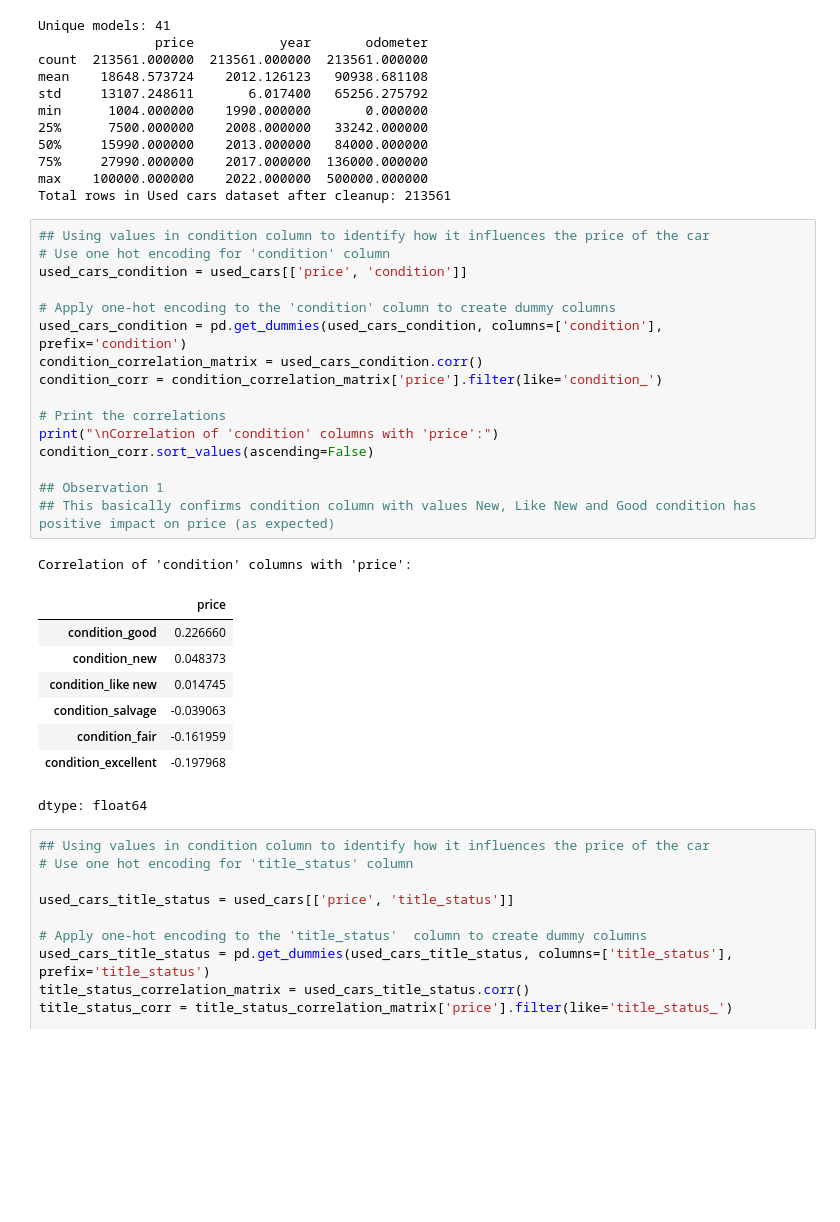
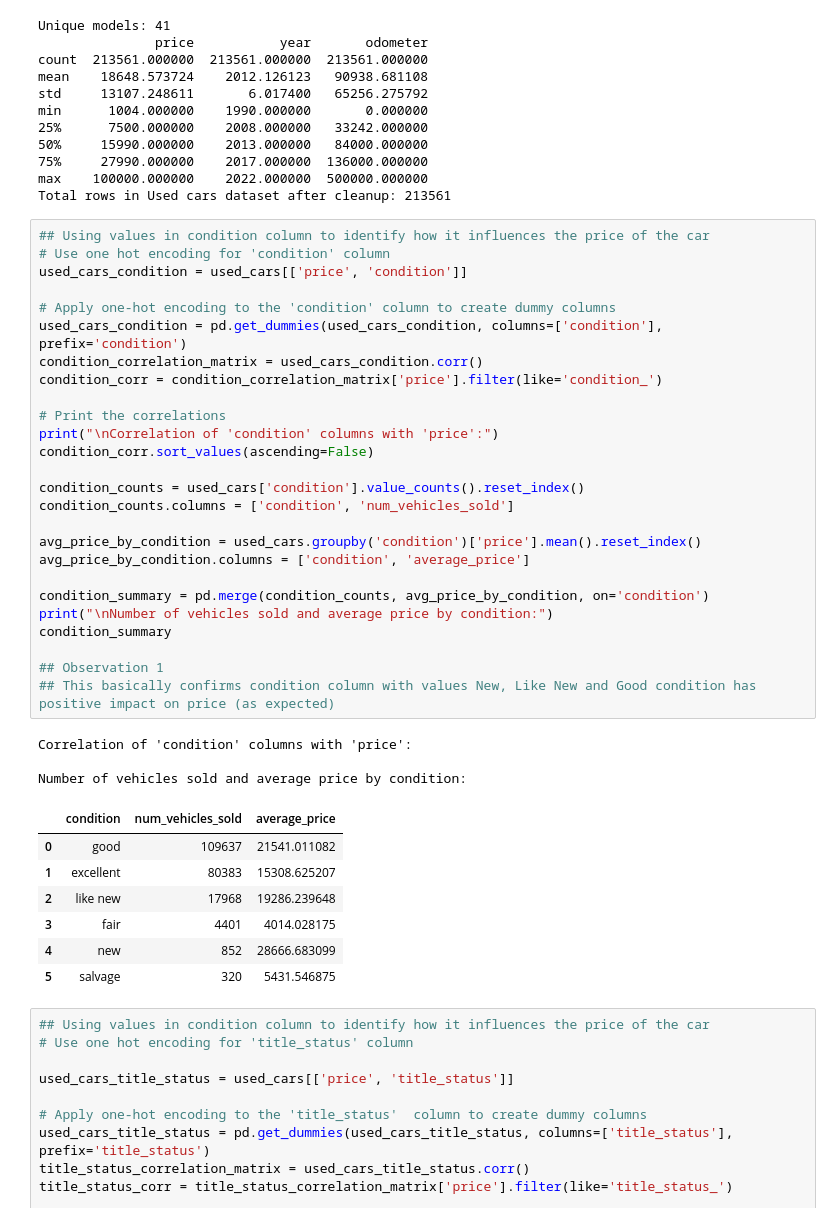
Before and after one commit to VulcanLogicWeaver/UsedCars, a Jupyter notebook: Project2.ipynb, the cells around one changed output. Cells and saved outputs as stored; diff of their text form; blank space fills up the shorter version.

```diff
--- a/Project2.ipynb
+++ b/Project2.ipynb
@@ -90,29 +90,40 @@ Total rows in Used cars dataset after cleanup: 213561
 # %%
 ## Using values in condition column to identify how it influences the price of the car
 # Use one hot encoding for 'condition' column
 used_cars_condition = used_cars[['price', 'condition']]
 
 # Apply one-hot encoding to the 'condition' column to create dummy columns
 used_cars_condition = pd.get_dummies(used_cars_condition, columns=['condition'], prefix='condition')
 condition_correlation_matrix = used_cars_condition.corr()
 condition_corr = condition_correlation_matrix['price'].filter(like='condition_')
 
 # Print the correlations
 print("\nCorrelation of 'condition' columns with 'price':")
 condition_corr.sort_values(ascending=False)
 
+condition_counts = used_cars['condition'].value_counts().reset_index()
+condition_counts.columns = ['condition', 'num_vehicles_sold']
+
+avg_price_by_condition = used_cars.groupby('condition')['price'].mean().reset_index()
+avg_price_by_condition.columns = ['condition', 'average_price']
+
+condition_summary = pd.merge(condition_counts, avg_price_by_condition, on='condition')
+print("\nNumber of vehicles sold and average price by condition:")
+condition_summary
+
 ## Observation 1
 ## This basically confirms condition column with values New, Like New and Good condition has positive impact on price (as expected)
 # %% [output]
 Correlation of 'condition' columns with 'price':
+
+Number of vehicles sold and average price by condition:
-|  | price |
-| condition_good | 0.226660 |
-| condition_new | 0.048373 |
-| condition_like new | 0.014745 |
-| condition_salvage | -0.039063 |
-| condition_fair | -0.161959 |
-| condition_excellent | -0.197968 |
+|  | condition | num_vehicles_sold | average_price |
+| 0 | good | 109637 | 21541.011082 |
+| 1 | excellent | 80383 | 15308.625207 |
+| 2 | like new | 17968 | 19286.239648 |
+| 3 | fair | 4401 | 4014.028175 |
+| 4 | new | 852 | 28666.683099 |
+| 5 | salvage | 320 | 5431.546875 |
-dtype: float64
 # %%
 ## Using values in condition column to identify how it influences the price of the car
 # Use one hot encoding for 'title_status' column
```
Also changed, not shown: parts of 3 cells of this notebook.
